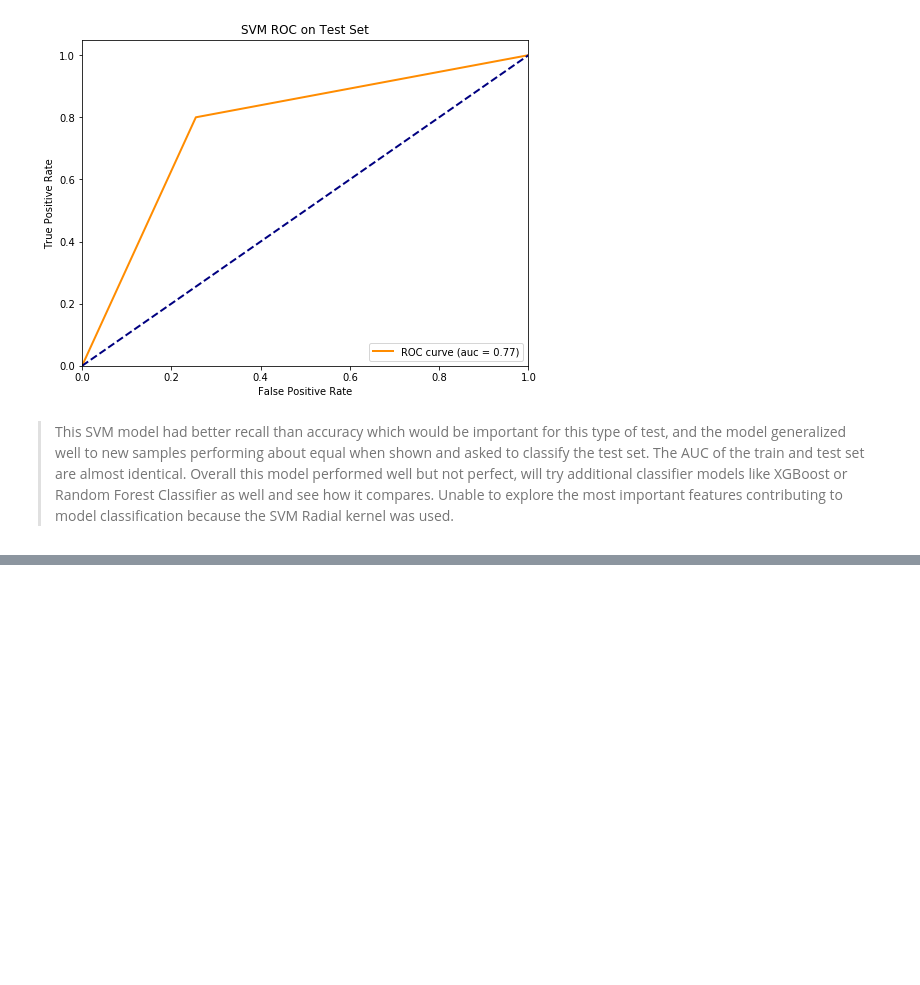
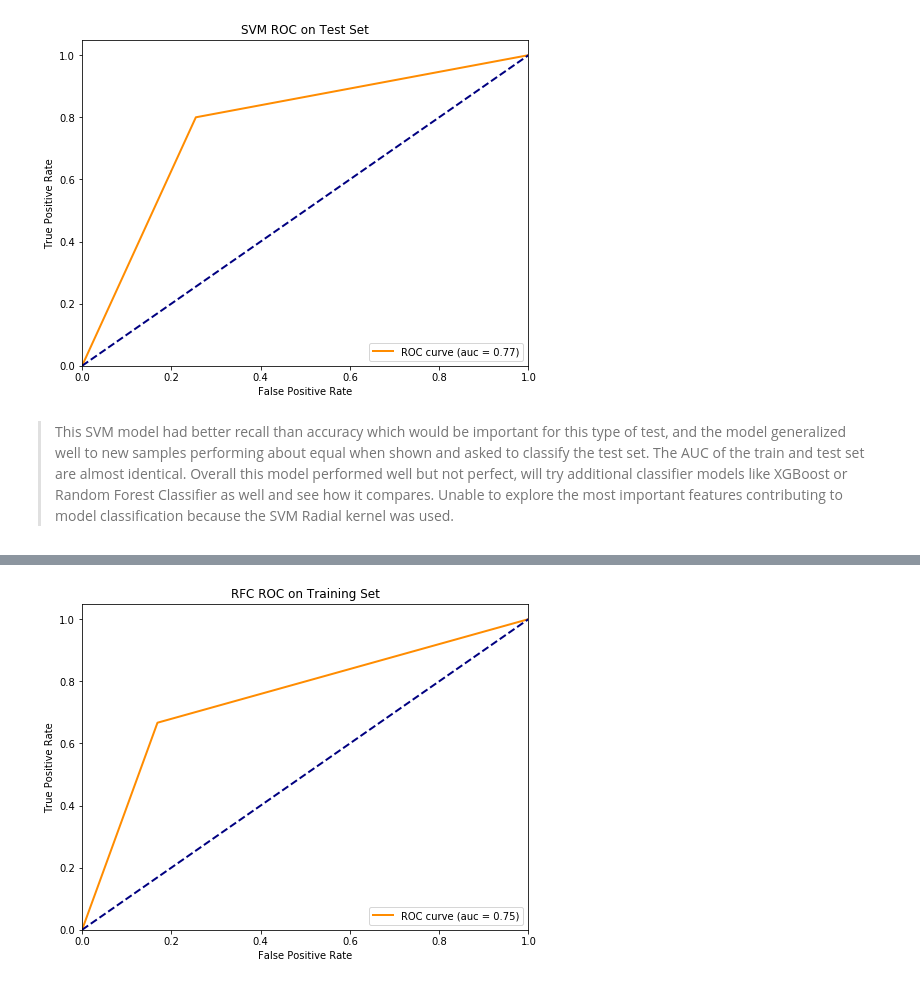
Before and after one commit to agaujean9/Stroke-Classification-Project, a Jupyter notebook: Stroke_Classification.ipynb, the cells around one changed output, grey strips where cells are left out. Cells and saved outputs as stored; diff of their text form; code cells hidden in the pictures; blank space fills up the shorter version.

```diff
--- a/Stroke_Classification.ipynb
+++ b/Stroke_Classification.ipynb
@@ -315,0 +385,6 @@ plot_roc_auc(fpr_test,tpr_test,auc,title='SVM ROC on Test Set')
+# %%
+fpr,tpr,thresholds = roc_curve(y_test,y_test_pred)
+auc = roc_auc_score(y_test,y_test_pred)
+plot_roc_auc(fpr,tpr,auc,title='RFC ROC on Training Set')
+# %% [output]
+[figure, added]
```
Also changed, not shown: parts of 19 cells of this notebook.
